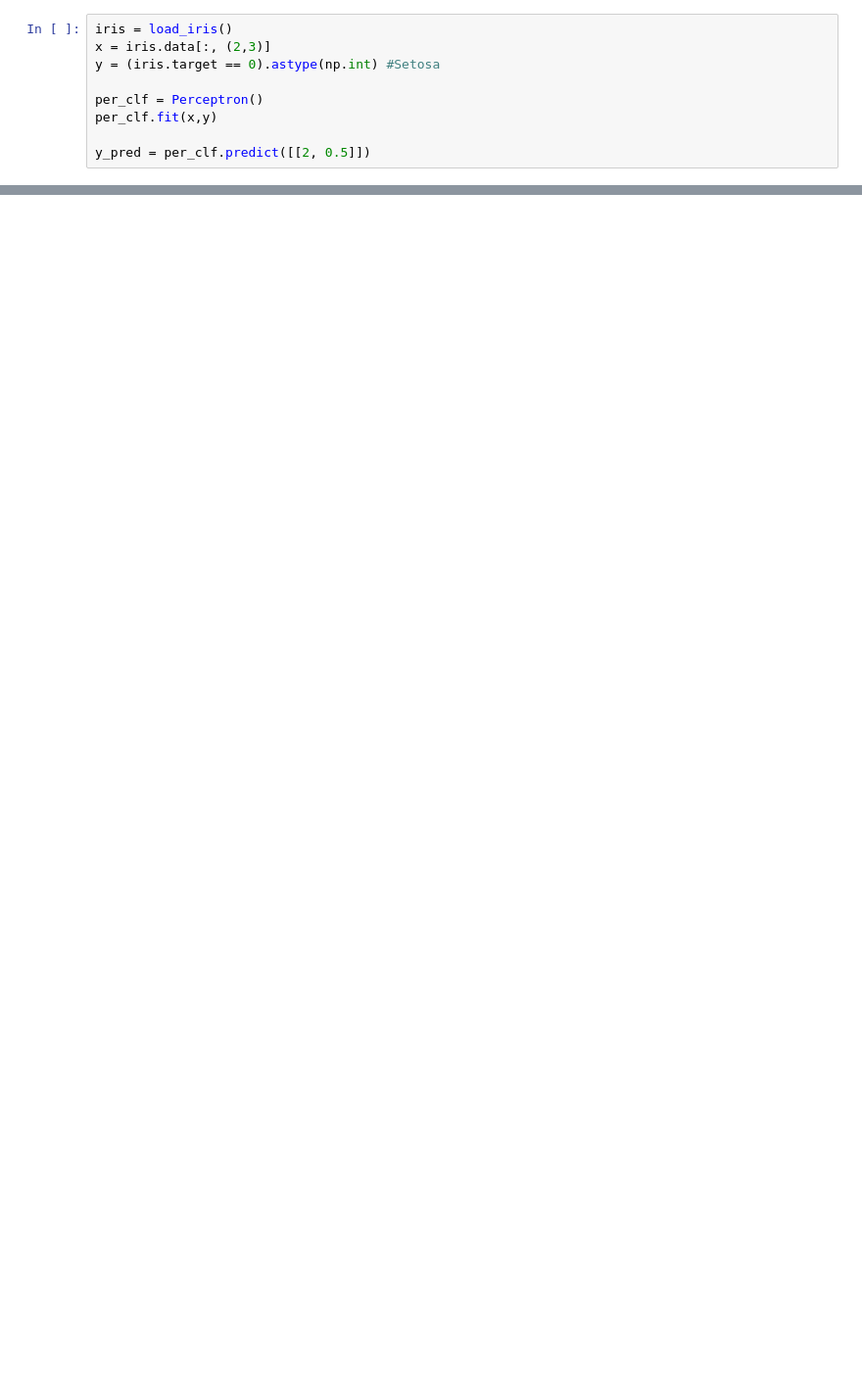
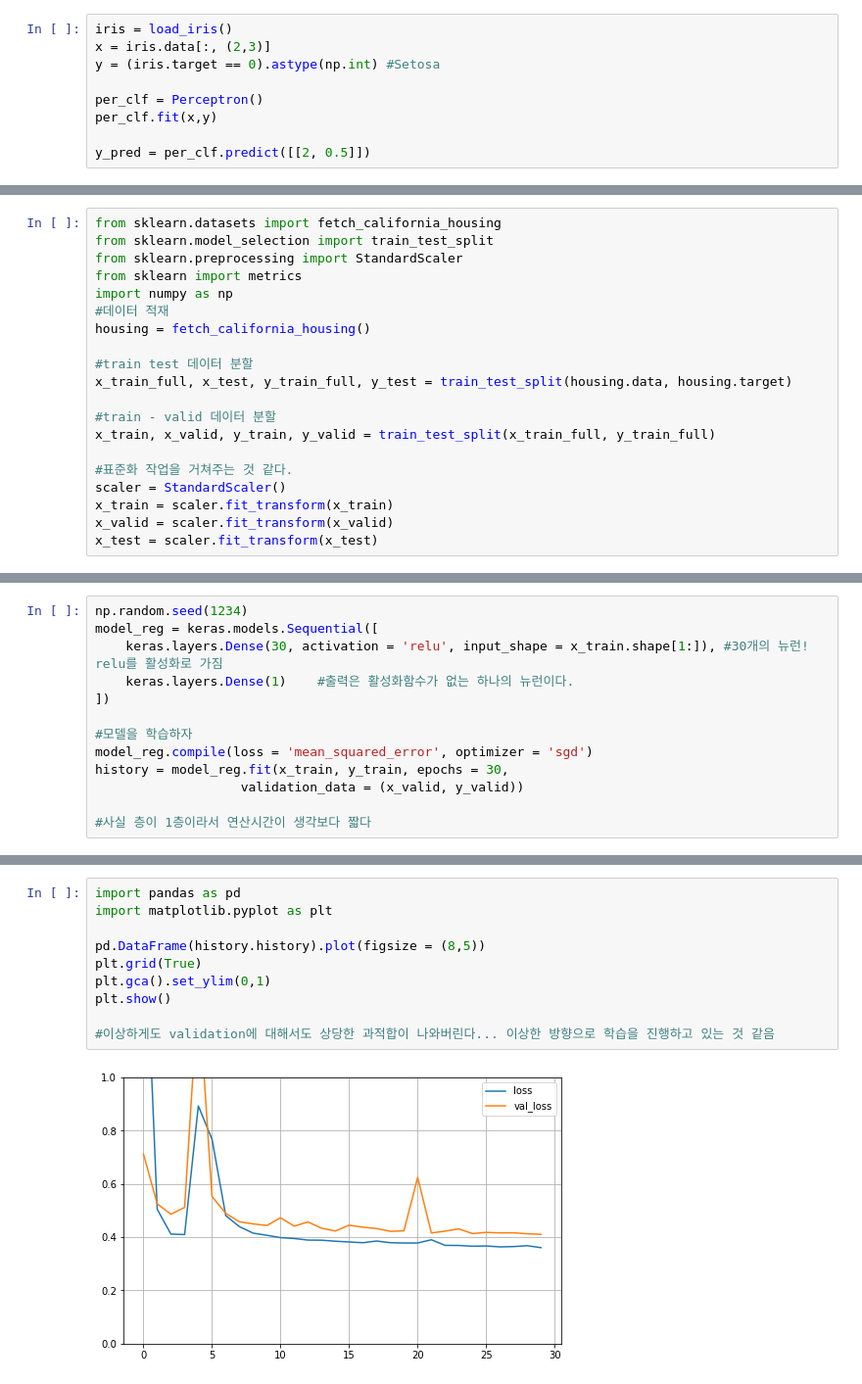
Before and after one commit to jeehoshin/deep_learning, a Jupyter notebook: basic_DNN.ipynb, the cells around one changed output, grey strips where cells are left out. Shown at 98% size. Drawn from its saved outputs; the diff is of its cells as text; blank space fills up the shorter version.

```diff
--- a/basic_DNN.ipynb
+++ b/basic_DNN.ipynb
@@ -33,0 +287,20 @@ y_pred = per_clf.predict([[2, 0.5]])
+# %%
+from sklearn.datasets import fetch_california_housing
+from sklearn.model_selection import train_test_split
+from sklearn.preprocessing import StandardScaler
+from sklearn import metrics
+import numpy as np
+#데이터 적재
+housing = fetch_california_housing()
+
+#train test 데이터 분할
+x_train_full, x_test, y_train_full, y_test = train_test_split(housing.data, housing.target)
+
+#train - valid 데이터 분할
+x_train, x_valid, y_train, y_valid = train_test_split(x_train_full, y_train_full)
+
+#표준화 작업을 거쳐주는 것 같다.
+scaler = StandardScaler()
+x_train = scaler.fit_transform(x_train)
+x_valid = scaler.fit_transform(x_valid)
+x_test = scaler.fit_transform(x_test)
@@ -33,0 +325,13 @@ y_pred = per_clf.predict([[2, 0.5]])
+# %%
+np.random.seed(1234)
+model_reg = keras.models.Sequential([
+    keras.layers.Dense(30, activation = 'relu', input_shape = x_train.shape[1:]), #30개의 뉴런! relu를 활성화로 가짐
+    keras.layers.Dense(1)    #출력은 활성화함수가 없는 하나의 뉴런이다.
+])
+
+#모델을 학습하자
+model_reg.compile(loss = 'mean_squared_error', optimizer = 'sgd')
+history = model_reg.fit(x_train, y_train, epochs = 30,
+                   validation_data = (x_valid, y_valid))
+
+#사실 층이 1층이라서 연산시간이 생각보다 짧다
@@ -33,0 +356,12 @@ y_pred = per_clf.predict([[2, 0.5]])
+# %%
+import pandas as pd
+import matplotlib.pyplot as plt
+
+pd.DataFrame(history.history).plot(figsize = (8,5))
+plt.grid(True)
+plt.gca().set_ylim(0,1)
+plt.show()
+
+#이상하게도 validation에 대해서도 상당한 과적합이 나와버린다... 이상한 방향으로 학습을 진행하고 있는 것 같음
+# %% [output]
+[figure, added]
```
Also changed, not shown: parts of 91 cells of this notebook.
